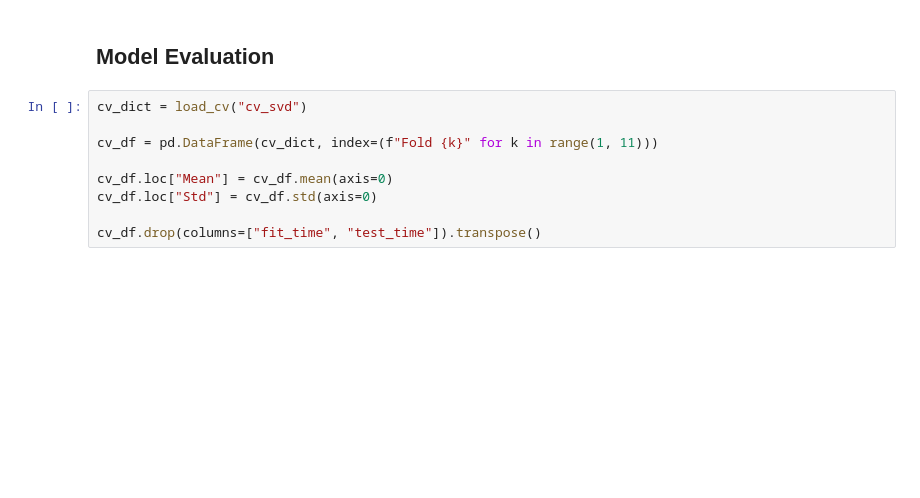
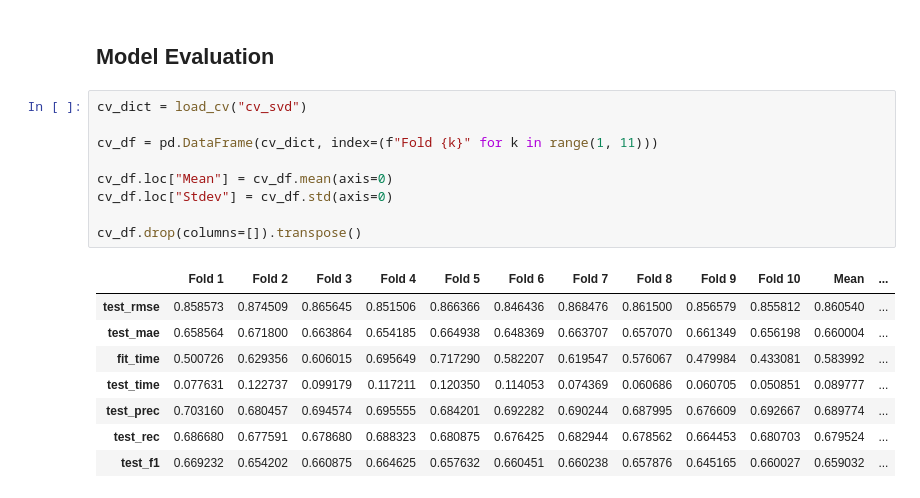
Before and after one commit to Pinminh/movielens-recommender, a Jupyter notebook: notebooks/svd.ipynb, the cells around one changed output. Saved outputs shown, nothing was run; the diff lists cells and outputs as text; blank space fills up the shorter version.

```diff
--- a/notebooks/svd.ipynb
+++ b/notebooks/svd.ipynb
@@ -105,9 +114,18 @@ abbr_gs_df.sort_values(by="rank_test_rmse", ascending=True, inplace=False)[0:10]
 # %%
 cv_dict = load_cv("cv_svd")
 
 cv_df = pd.DataFrame(cv_dict, index=(f"Fold {k}" for k in range(1, 11)))
 
 cv_df.loc["Mean"] = cv_df.mean(axis=0)
-cv_df.loc["Std"] = cv_df.std(axis=0)
+cv_df.loc["Stdev"] = cv_df.std(axis=0)
 
-cv_df.drop(columns=["fit_time", "test_time"]).transpose()
+cv_df.drop(columns=[]).transpose()
+# %% [output]
+|  | Fold 1 | Fold 2 | Fold 3 | Fold 4 | Fold 5 | Fold 6 | Fold 7 | Fold 8 | Fold 9 | Fold 10 | Mean | ... |
+| test_rmse | 0.858573 | 0.874509 | 0.865645 | 0.851506 | 0.866366 | 0.846436 | 0.868476 | 0.861500 | 0.856579 | 0.855812 | 0.860540 | ... |
+| test_mae | 0.658564 | 0.671800 | 0.663864 | 0.654185 | 0.664938 | 0.648369 | 0.663707 | 0.657070 | 0.661349 | 0.656198 | 0.660004 | ... |
+| fit_time | 0.500726 | 0.629356 | 0.606015 | 0.695649 | 0.717290 | 0.582207 | 0.619547 | 0.576067 | 0.479984 | 0.433081 | 0.583992 | ... |
+| test_time | 0.077631 | 0.122737 | 0.099179 | 0.117211 | 0.120350 | 0.114053 | 0.074369 | 0.060686 | 0.060705 | 0.050851 | 0.089777 | ... |
+| test_prec | 0.703160 | 0.680457 | 0.694574 | 0.695555 | 0.684201 | 0.692282 | 0.690244 | 0.687995 | 0.676609 | 0.692667 | 0.689774 | ... |
+| test_rec | 0.686680 | 0.677591 | 0.678680 | 0.688323 | 0.680875 | 0.676425 | 0.682944 | 0.678562 | 0.664453 | 0.680703 | 0.679524 | ... |
+| test_f1 | 0.669232 | 0.654202 | 0.660875 | 0.664625 | 0.657632 | 0.660451 | 0.660238 | 0.657876 | 0.645165 | 0.660027 | 0.659032 | ... |
```
Also changed, not shown: parts of 1 cell of this notebook, 3 other files.
